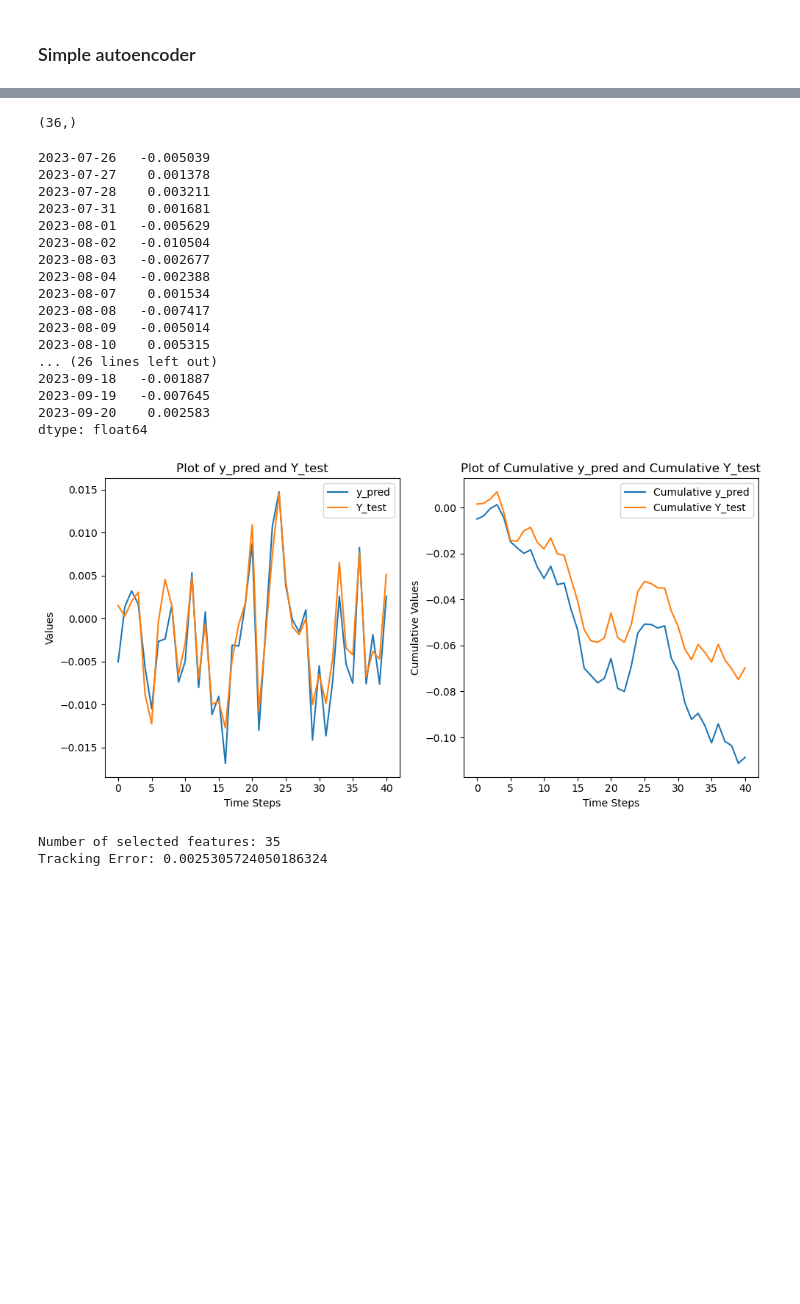
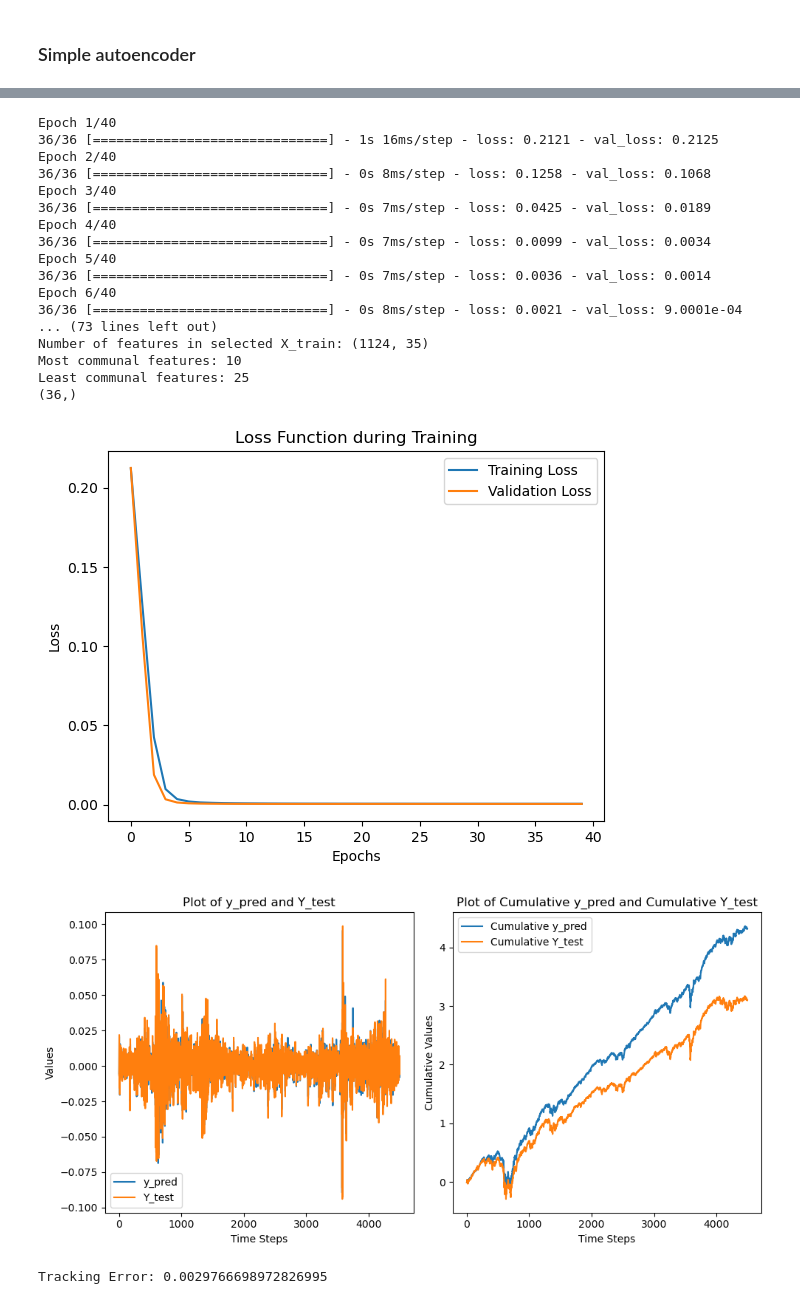
Before and after one commit to alexander-schaller/financial-machine-learning-projects-group2, a Jupyter notebook: Autoencoder.ipynb, the cells around one changed output, grey strips where cells are left out. Drawn from its saved outputs; the diff is of its cells as text; code cells hidden in the pictures; blank space fills up the shorter version.

```diff
--- a/Autoencoder.ipynb
+++ b/Autoencoder.ipynb
@@ -304,64 +250,78 @@ X
 # %%
-selected_X_test, selected_X_train, _,_, Nb_least_comm_val = Res
+#Use cross validated dim on whole dataset
 
-results = ols_regression(selected_X_train,Y_train)
+X_train, X_test, Y_train, Y_test = train_test_split(X, Y, test_size=0.8, shuffle=False)
+
+Res = sparse_autoencoder(X_train, X_test, Nb_most_comm, Nb_least_comm, best_dim)
+selected_X_test, selected_X_train, _, _, Nb_least_comm_val = Res
+results = ols_regression(selected_X_train, Y_train)
 coeff = results.params
 print(coeff.shape)
 
-#do regression using fitted coefficient to predict y on test set
+# Do regression using fitted coefficient to predict y on test set
 predicted_values = results.predict(sm.add_constant(selected_X_test))
+# Compute the cumulative values
+cumulative_predicted_values = np.cumsum(predicted_values)
+cumulative_Y_test = np.cumsum(Y_test)
+tracking_error = np.sqrt(compute_mse(predicted_values, Y_test))
 
-display(predicted_values)
+# PLOTTING RESULTS
+
+history = Res[4]
+# Plot the loss function
+plt.plot(history.history['loss'], label='Training Loss')
+plt.plot(history.history['val_loss'], label='Validation Loss')
+plt.xlabel('Epochs')
+plt.ylabel('Loss')
+plt.title('Loss Function during Training')
+plt.legend()
+plt.show()
 
 # Plot the predicted values and Y_test
 plt.figure(figsize=(10, 5))
 
 plt.subplot(1, 2, 1)
-plt.plot(predicted_values.values, label='y_pred')
+plt.plot(predicted_values, label='y_pred')
 plt.plot(Y_test, label='Y_test')
 plt.xlabel('Time Steps')
 plt.ylabel('Values')
 plt.title('Plot of y_pred and Y_test')
 plt.legend()
 
 # Compute the cumulative values
-cumulative_predicted_values = np.cumsum(predicted_values.values)
+cumulative_predicted_values = np.cumsum(predicted_values)
 cumulative_Y_test = np.cumsum(Y_test)
 
 plt.subplot(1, 2, 2)
 plt.plot(cumulative_predicted_values, label='Cumulative y_pred')
 plt.plot(cumulative_Y_test, label='Cumulative Y_test')
 plt.xlabel('Time Steps')
 plt.ylabel('Cumulative Values')
 plt.title('Plot of Cumulative y_pred and Cumulative Y_test')
 plt.legend()
 
 plt.tight_layout()
 plt.show()
 
-print("Number of selected features:", len(selected_X_test.columns))
-
-tracking_error = np.sqrt(compute_mse(predicted_values, Y_test))
 print("Tracking Error:", tracking_error)
 # %% [output]
+Epoch 1/40
+36/36 [==============================] - 1s 16ms/step - loss: 0.2121 - val_loss: 0.2125
+Epoch 2/40
+36/36 [==============================] - 0s 8ms/step - loss: 0.1258 - val_loss: 0.1068
+Epoch 3/40
+36/36 [==============================] - 0s 7ms/step - loss: 0.0425 - val_loss: 0.0189
+Epoch 4/40
+36/36 [==============================] - 0s 7ms/step - loss: 0.0099 - val_loss: 0.0034
+Epoch 5/40
+36/36 [==============================] - 0s 7ms/step - loss: 0.0036 - val_loss: 0.0014
+Epoch 6/40
+36/36 [==============================] - 0s 8ms/step - loss: 0.0021 - val_loss: 9.0001e-04
+... (73 lines left out)
+Number of features in selected X_train: (1124, 35)
+Most communal features: 10
+Least communal features: 25
 (36,)
+[figure, new version]
+[figure, added]
-2023-07-26   -0.005039
-2023-07-27    0.001378
-2023-07-28    0.003211
-2023-07-31    0.001681
-2023-08-01   -0.005629
-2023-08-02   -0.010504
-2023-08-03   -0.002677
-2023-08-04   -0.002388
-2023-08-07    0.001534
-2023-08-08   -0.007417
-2023-08-09   -0.005014
-2023-08-10    0.005315
-... (26 lines left out)
-2023-09-18   -0.001887
-2023-09-19   -0.007645
-2023-09-20    0.002583
-dtype: float64
+Tracking Error: 0.0029766698972826995
-[figure, old version]
-Number of selected features: 35
-Tracking Error: 0.0025305724050186324
```
Also changed, not shown: parts of 22 cells of this notebook.
